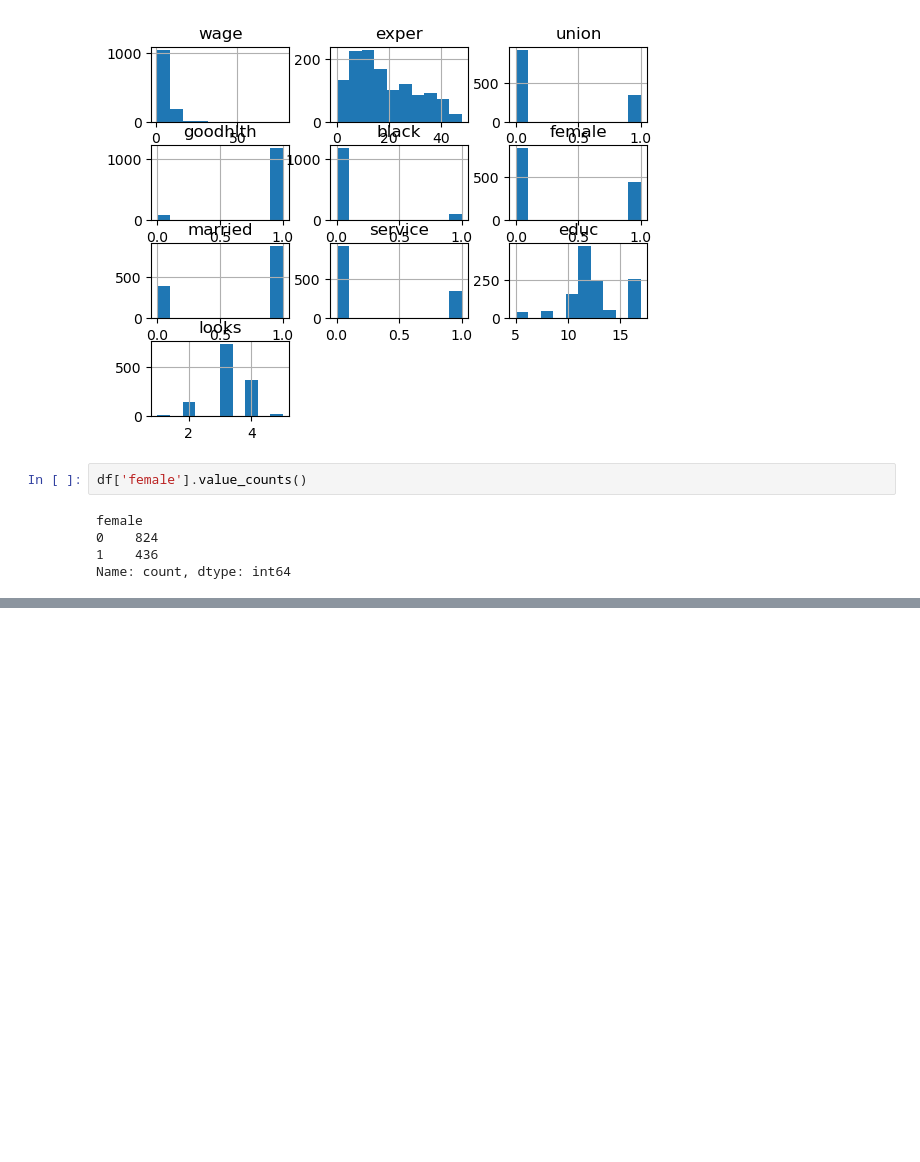
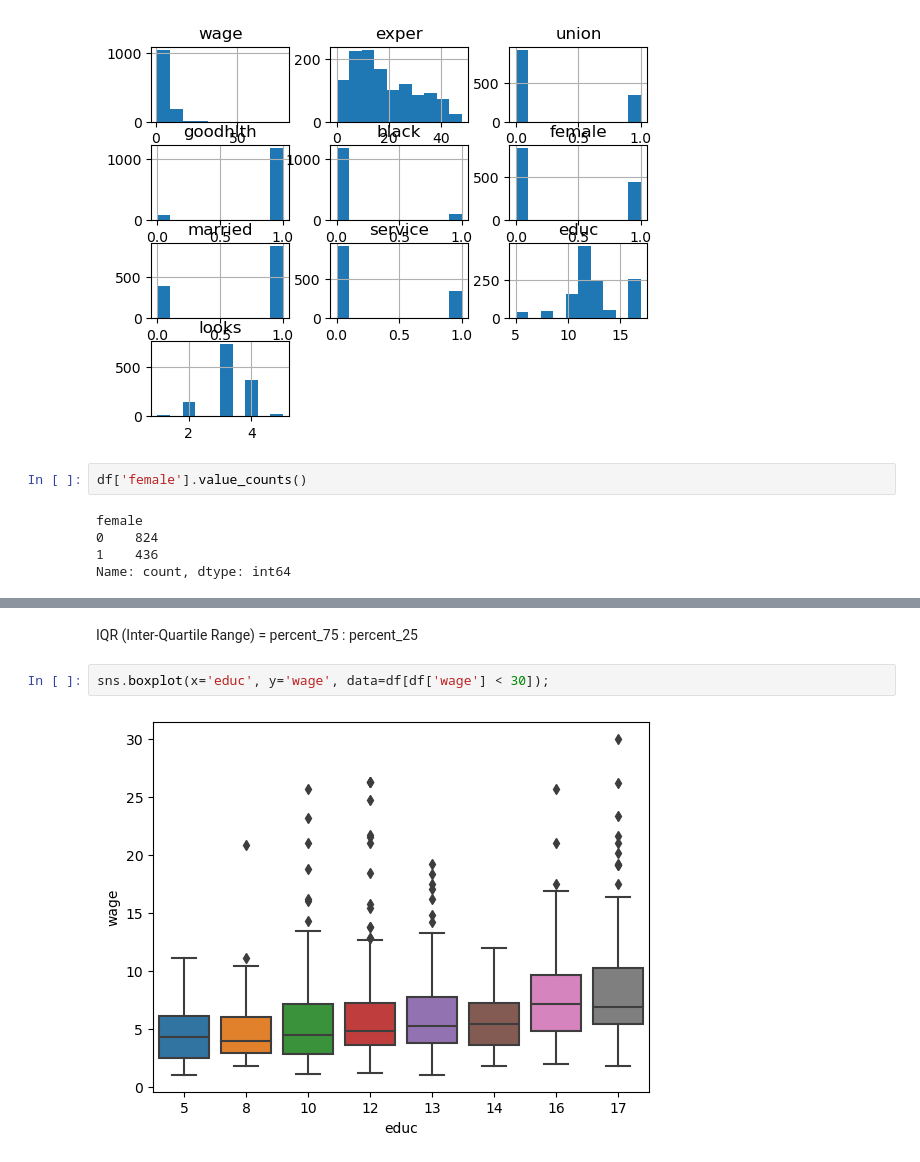
Before and after one commit to devlukedreamstage/mlcourse-ai, a Jupyter notebook: data-science/Pandas_1.ipynb, the cells around one changed output, grey strips where cells are left out. Drawn from its saved outputs; the diff is of its cells as text; blank space fills up the shorter version.

```diff
--- a/data-science/Pandas_1.ipynb
+++ b/data-science/Pandas_1.ipynb
@@ -98,0 +247,6 @@ Name: count, dtype: int64
+# %% [markdown]
+IQR (Inter-Quartile Range) = percent_75 : percent_25
+# %%
+sns.boxplot(x='educ', y='wage', data=df[df['wage'] < 30]);
+# %% [output]
+[figure, added]
```
Also changed, not shown: parts of 27 cells of this notebook.
